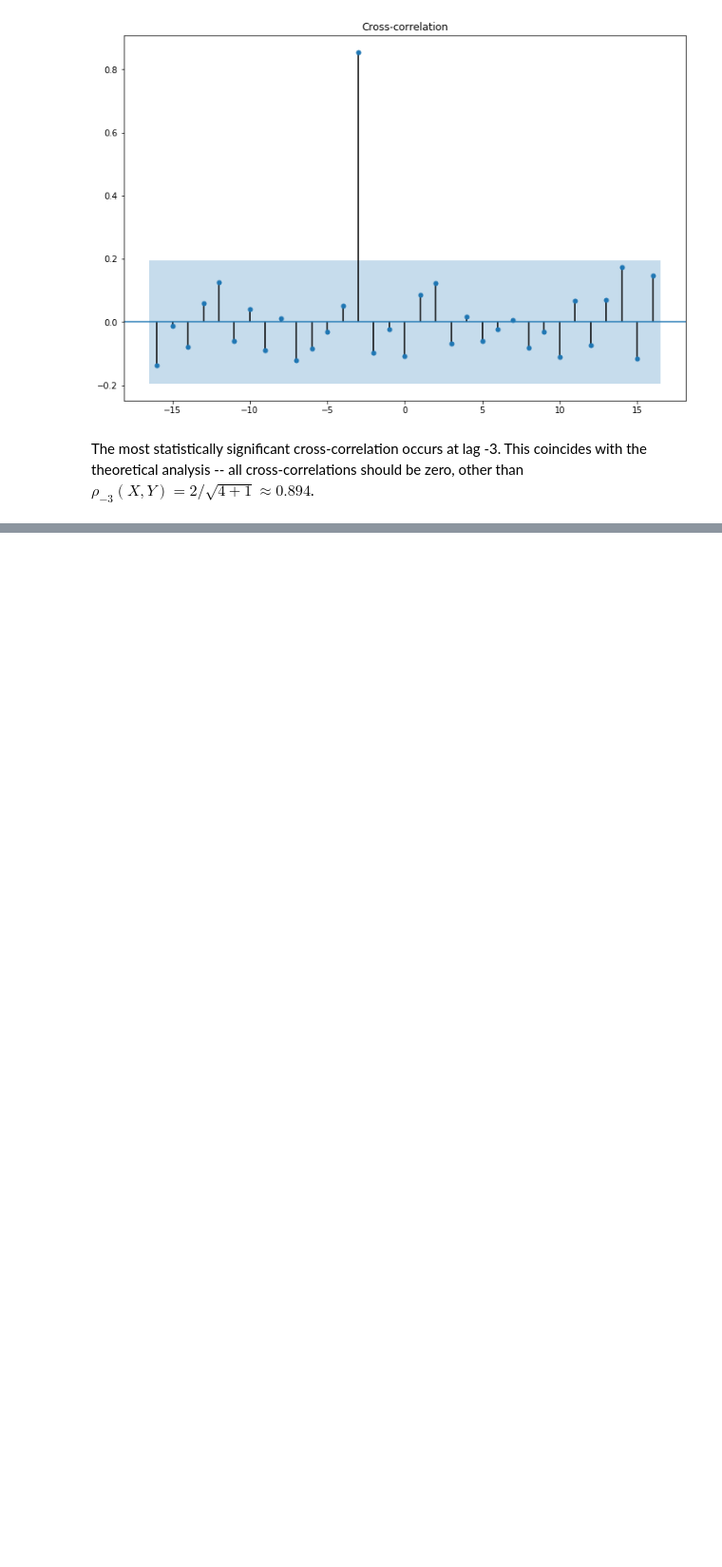
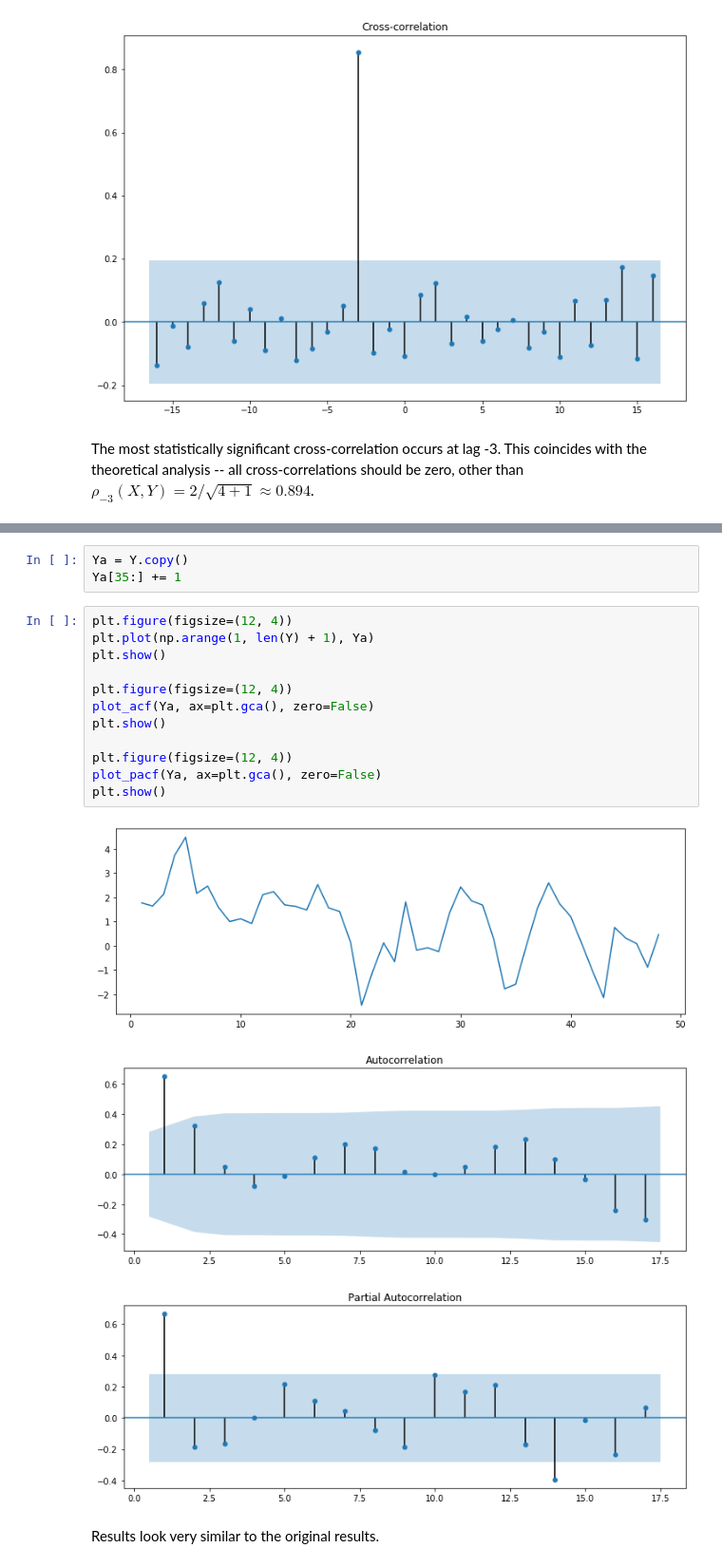
Before and after one commit to telmo-correa/time-series-analysis, a Jupyter notebook: Python/Chapter 11 (Ex 11 - 20) - Time Series Regression Models.ipynb, the cells around one changed output, grey strips where cells are left out. Shown: that part at 95% size. Cells and saved outputs as stored; diff of their text form; blank space fills up the shorter version.

```diff
--- a/Python/Chapter 11 (Ex 11 - 20) - Time Series Regression Models.ipynb
+++ b/Python/Chapter 11 (Ex 11 - 20) - Time Series Regression Models.ipynb
@@ -38,0 +129,21 @@ The most statistically significant cross-correlation occurs at lag -3.  This coi
+# %%
+Ya = Y.copy()
+Ya[35:] += 1
+# %%
+plt.figure(figsize=(12, 4))
+plt.plot(np.arange(1, len(Y) + 1), Ya)
+plt.show()
+
+plt.figure(figsize=(12, 4))
+plot_acf(Ya, ax=plt.gca(), zero=False)
+plt.show()
+
+plt.figure(figsize=(12, 4))
+plot_pacf(Ya, ax=plt.gca(), zero=False)
+plt.show()
+# %% [output]
+[figure, added]
+[figure, added]
+[figure, added]
+# %% [markdown]
+Results look very similar to the original results.
```
Also changed, not shown: parts of 37 cells of this notebook, 3 other files.
